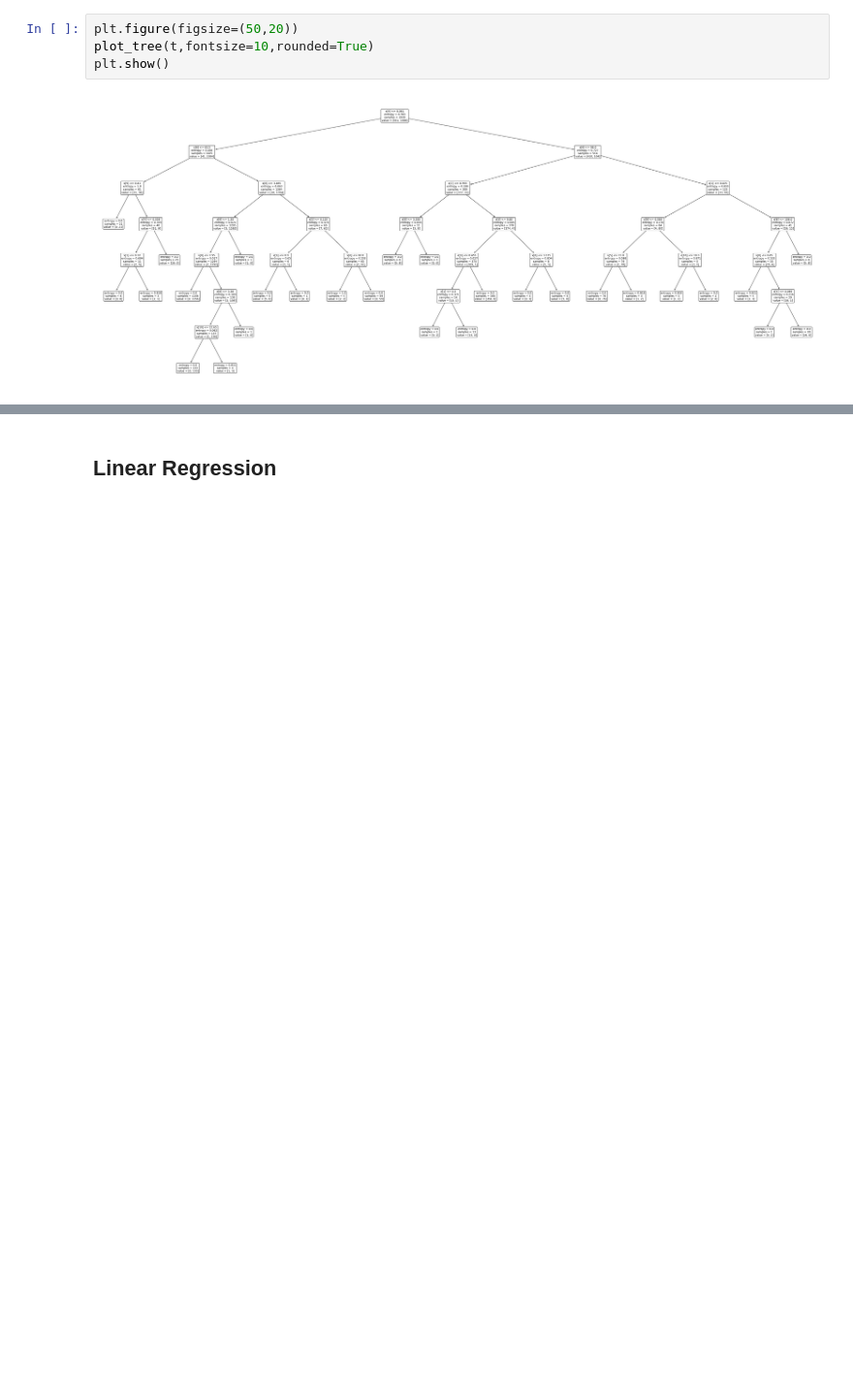
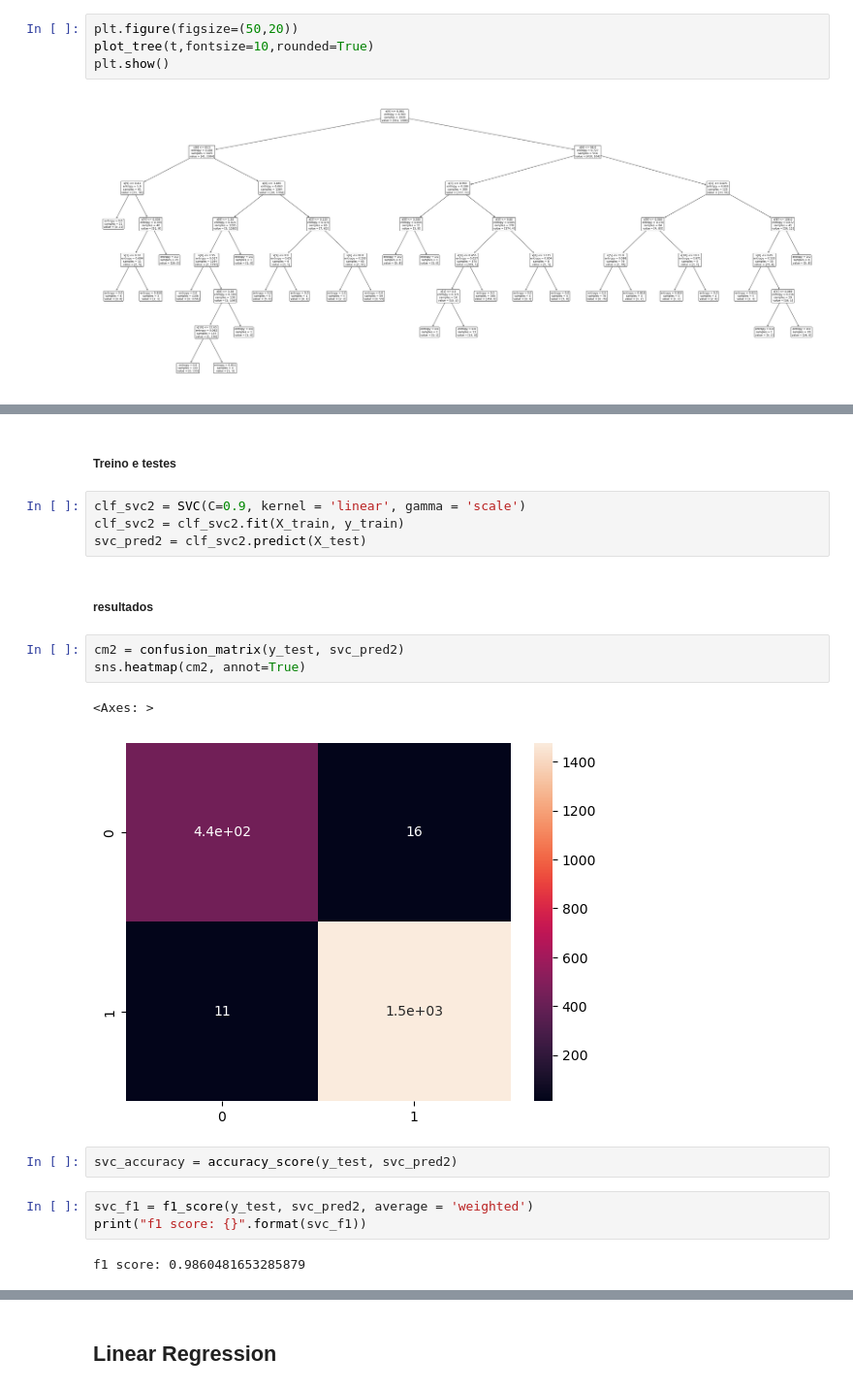
Before and after one commit to FranciscoGameiro2004/TSIW-IA-Vinhos, a Jupyter notebook: AI_Wine.ipynb, the cells around one changed output, grey strips where cells are left out. Shown: that part at 97% size. Cells and saved outputs as stored; diff of their text form; blank space fills up the shorter version.

```diff
--- a/AI_Wine.ipynb
+++ b/AI_Wine.ipynb
@@ -487,0 +694,21 @@ plt.show()
+# %% [markdown]
+##### Treino e testes
+# %%
+clf_svc2 = SVC(C=0.9, kernel = 'linear', gamma = 'scale')
+clf_svc2 = clf_svc2.fit(X_train, y_train)
+svc_pred2 = clf_svc2.predict(X_test)
+# %% [markdown]
+##### resultados
+# %%
+cm2 = confusion_matrix(y_test, svc_pred2)
+sns.heatmap(cm2, annot=True)
+# %% [output]
+<Axes: >
+[figure, added]
+# %%
+svc_accuracy = accuracy_score(y_test, svc_pred2)
+# %%
+svc_f1 = f1_score(y_test, svc_pred2, average = 'weighted')
+print("f1 score: {}".format(svc_f1))
+# %% [output]
+f1 score: 0.9860481653285879
```
Also changed, not shown: parts of 58 cells of this notebook.
